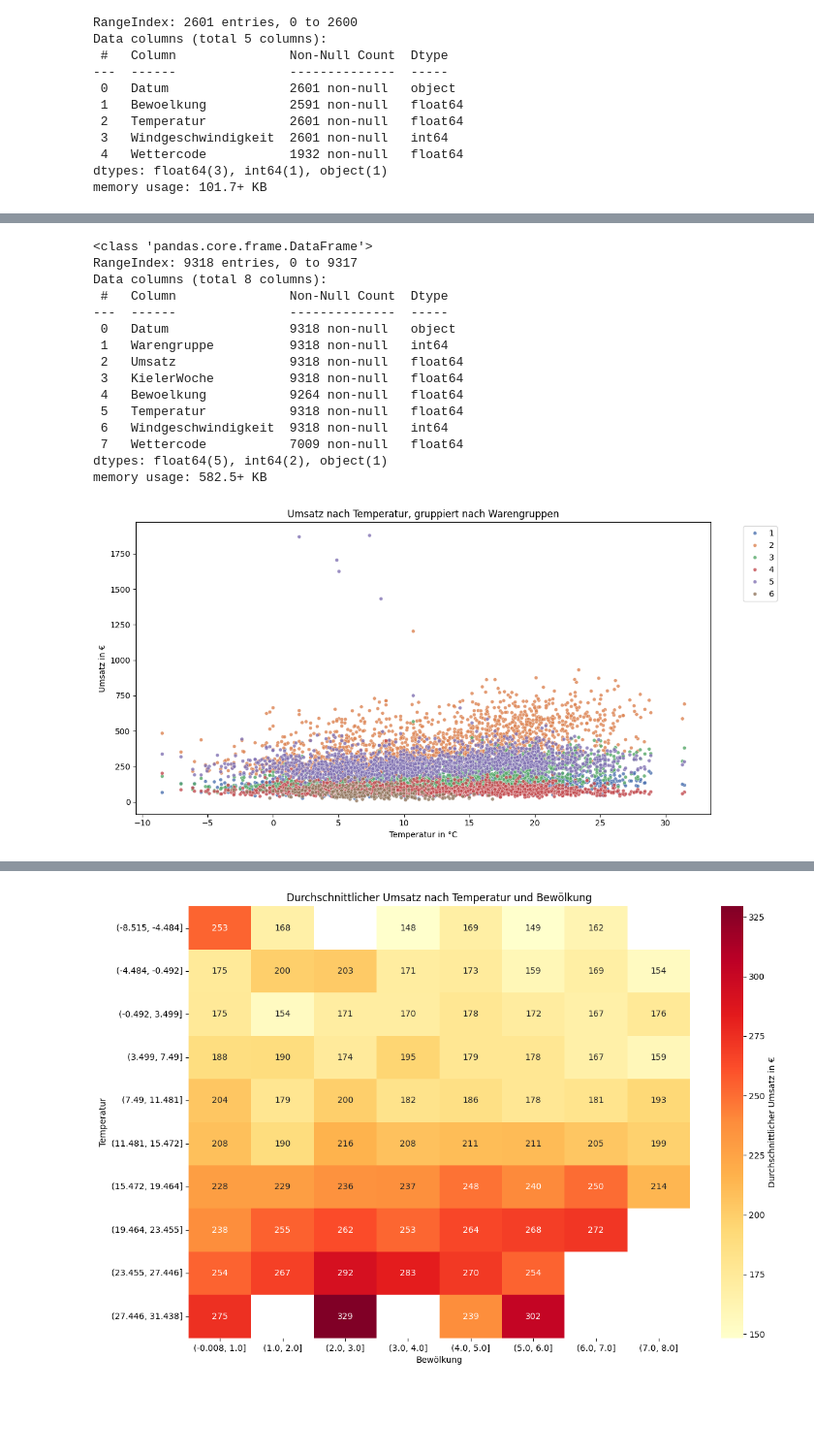
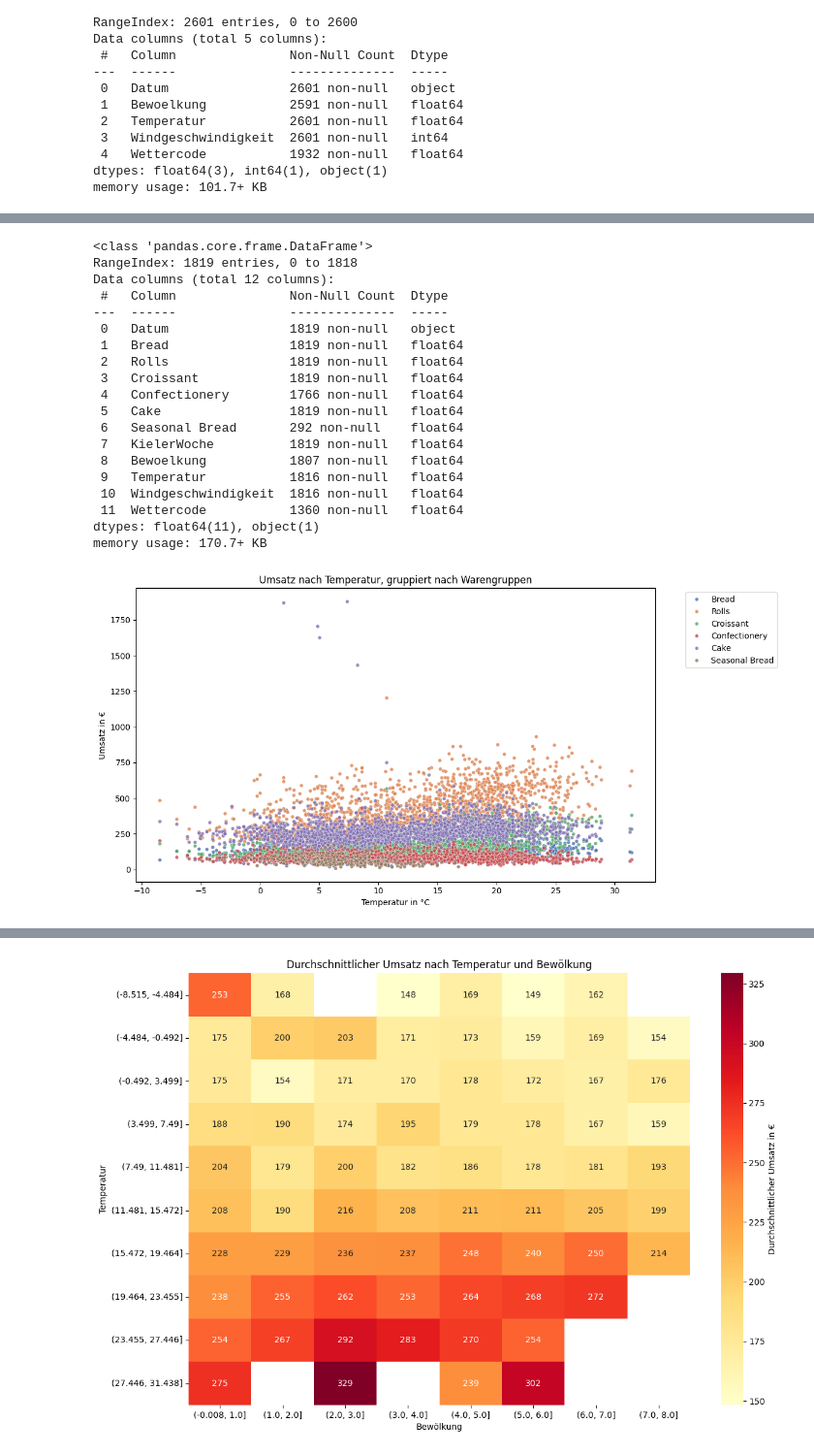
Before and after one commit to jul-mar/bakery_sales_prediction, a Jupyter notebook: week3_notebook.ipynb, the cells around one changed output, grey strips where cells are left out. Shown: that part at 97% size. Saved outputs shown, nothing was run; the diff lists cells and outputs as text; code cells hidden in the pictures; blank space fills up the shorter version.

```diff
--- a/week3_notebook.ipynb
+++ b/week3_notebook.ipynb
@@ -26,0 +6,12 @@ memory usage: 218.9+ KB
+# %%
+df_umsatz = pd.read_csv("umsatzdaten_gekuerzt.csv")
+# Transform from long to wide format
+# Assuming you want to pivot the data based on some columns
+df_umsatz_wide = df_umsatz.pivot(
+    index='Datum',  # Replace with your actual index columns
+    columns='Warengruppe',  # Replace with the column you want to spread
+    values='Umsatz'  # Replace with the column containing values to spread
+).reset_index()
+df_umsatz_wide.columns = ['Datum', 'Bread', 'Rolls', 'Croissant', 'Confectionery', 'Cake', 'Seasonal Bread']
+print(df_umsatz_wide.head())
+df_umsatz.info()
@@ -70,7 +79,7 @@ memory usage: 101.7+ KB
 # %%
 #mergen der Dataframes, kielerwoche df wird als leftjoin gemerged damit alle Datenpukte erhalten bleiben
 
-df_umsatz_kiwo_wetter = df_umsatz.merge(df_kiwo, on='Datum', how='left').merge(df_wetter, on='Datum')
+df_umsatz_kiwo_wetter = df_umsatz_wide.merge(df_kiwo, on='Datum', how='left').merge(df_wetter, on='Datum', how='left')
 df_umsatz_kiwo_wetter['KielerWoche'] = df_umsatz_kiwo_wetter['KielerWoche'].fillna(0)
 print(df_umsatz_kiwo_wetter.head())
 print(df_umsatz_kiwo_wetter.tail())
@@ -109,36 +118,47 @@ df_umsatz_kiwo_wetter.describe()
 df_umsatz_kiwo_wetter.info()
 # %% [output]
 <class 'pandas.core.frame.DataFrame'>
-RangeIndex: 9318 entries, 0 to 9317
-Data columns (total 8 columns):
+RangeIndex: 1819 entries, 0 to 1818
+Data columns (total 12 columns):
  #   Column               Non-Null Count  Dtype
 ---  ------               --------------  -----
- 0   Datum                9318 non-null   object
- 1   Warengruppe          9318 non-null   int64
- 2   Umsatz               9318 non-null   float64
- 3   KielerWoche          9318 non-null   float64
- 4   Bewoelkung           9264 non-null   float64
- 5   Temperatur           9318 non-null   float64
- 6   Windgeschwindigkeit  9318 non-null   int64
- 7   Wettercode           7009 non-null   float64
-dtypes: float64(5), int64(2), object(1)
-memory usage: 582.5+ KB
+ 0   Datum                1819 non-null   object
+ 1   Bread                1819 non-null   float64
+ 2   Rolls                1819 non-null   float64
+ 3   Croissant            1819 non-null   float64
+ 4   Confectionery        1766 non-null   float64
+ 5   Cake                 1819 non-null   float64
+ 6   Seasonal Bread       292 non-null    float64
+ 7   KielerWoche          1819 non-null   float64
+ 8   Bewoelkung           1807 non-null   float64
+ 9   Temperatur           1816 non-null   float64
+ 10  Windgeschwindigkeit  1816 non-null   float64
+ 11  Wettercode           1360 non-null   float64
+dtypes: float64(11), object(1)
+memory usage: 170.7+ KB
 # %%
+# Melt the DataFrame to create long format for plotting
+df_melted = pd.melt(df_umsatz_kiwo_wetter,
+                    id_vars=['Datum', 'Temperatur', 'KielerWoche', 'Bewoelkung', 'Windgeschwindigkeit', 'Wettercode'],
+                    value_vars=['Bread', 'Rolls', 'Croissant', 'Confectionery', 'Cake', 'Seasonal Bread'],
+                    var_name='Warengruppe',
+                    value_name='Umsatz')
+
 plt.figure(figsize=(12, 6))
-sns.scatterplot(data=df_umsatz_kiwo_wetter,
+sns.scatterplot(data=df_melted,
                 x='Temperatur',
                 y='Umsatz',
                 hue='Warengruppe',
                 alpha=0.8,
                 palette='deep',
                 s=20)
 
 plt.title('Umsatz nach Temperatur, gruppiert nach Warengruppen')
 plt.xlabel('Temperatur in °C')
 plt.ylabel('Umsatz in €')
 plt.legend(bbox_to_anchor=(1.05, 1), loc='upper left')
 plt.tight_layout()
 plt.show()
 # %% [output]
-[figure, old version]
+[figure, new version]
 # %%
```
Also changed, not shown: parts of 6 cells of this notebook.
